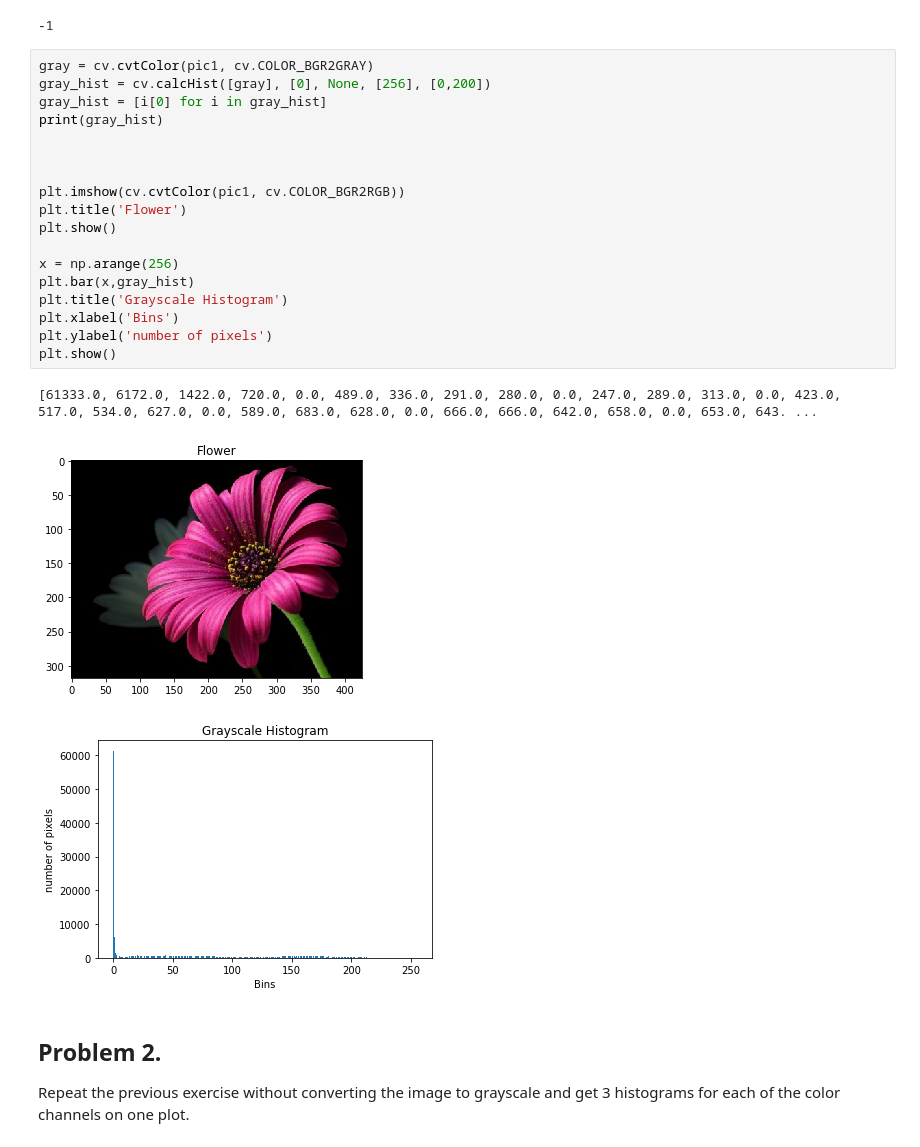
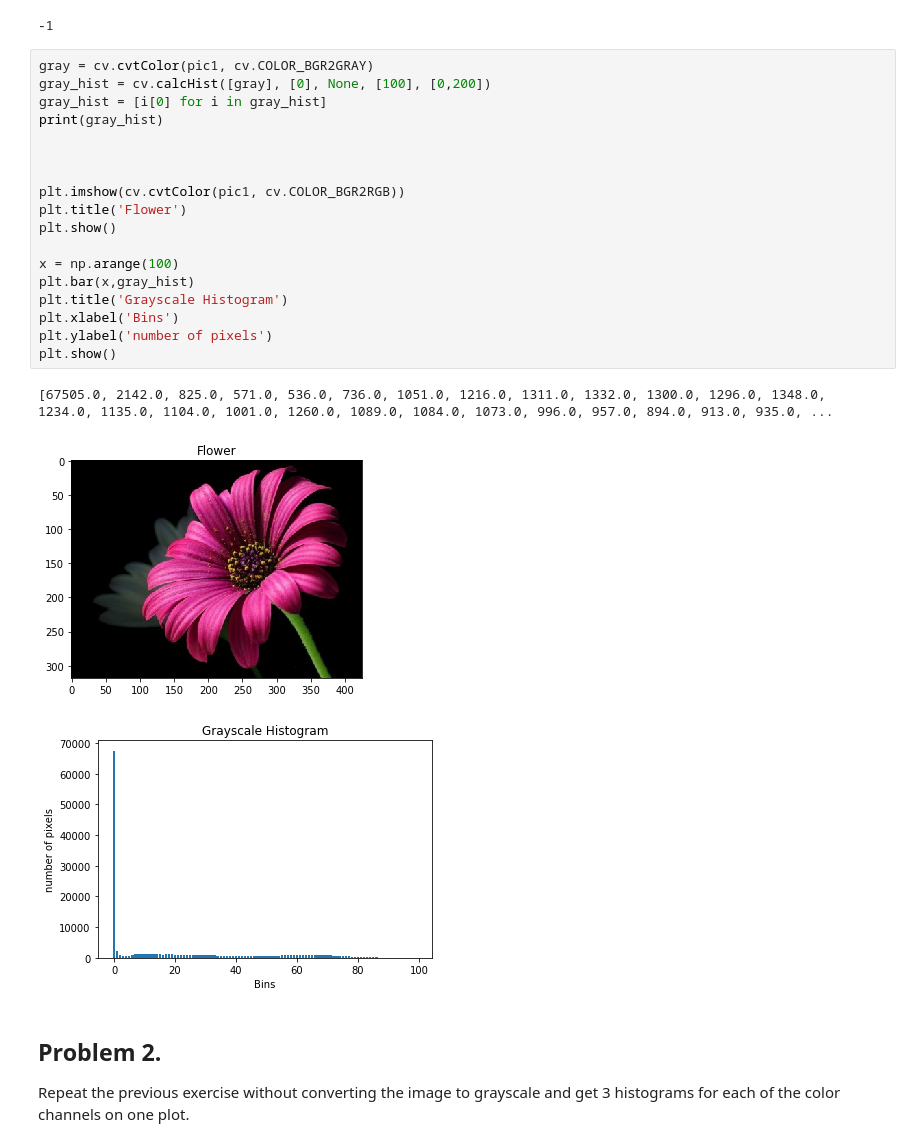
Before and after one commit to Rafayelkos/YSU_Python_2, a Jupyter notebook: Homework_12.ipynb, the cells around one changed output. Drawn from its saved outputs; the diff is of its cells as text.

```diff
--- a/Homework_12.ipynb
+++ b/Homework_12.ipynb
@@ -16,26 +16,26 @@ cv.waitKey(0)
 -1
 # %%
 gray = cv.cvtColor(pic1, cv.COLOR_BGR2GRAY)
-gray_hist = cv.calcHist([gray], [0], None, [256], [0,200])
+gray_hist = cv.calcHist([gray], [0], None, [100], [0,200])
 gray_hist = [i[0] for i in gray_hist]
 print(gray_hist)
 
 
 
 plt.imshow(cv.cvtColor(pic1, cv.COLOR_BGR2RGB))
 plt.title('Flower')
 plt.show()
 
-x = np.arange(256)
+x = np.arange(100)
 plt.bar(x,gray_hist)
 plt.title('Grayscale Histogram')
 plt.xlabel('Bins')
 plt.ylabel('number of pixels')
 plt.show()
 # %% [output]
-[61333.0, 6172.0, 1422.0, 720.0, 0.0, 489.0, 336.0, 291.0, 280.0, 0.0, 247.0, 289.0, 313.0, 0.0, 423.0, 517.0, 534.0, 627.0, 0.0, 589.0, 683.0, 628.0, 0.0, 666.0, 666.0, 642.0, 658.0, 0.0, 653.0, 643. ...
+[67505.0, 2142.0, 825.0, 571.0, 536.0, 736.0, 1051.0, 1216.0, 1311.0, 1332.0, 1300.0, 1296.0, 1348.0, 1234.0, 1135.0, 1104.0, 1001.0, 1260.0, 1089.0, 1084.0, 1073.0, 996.0, 957.0, 894.0, 913.0, 935.0, ...
 [figure]
-[figure, old version]
+[figure, new version]
 # %% [markdown]
 ## Problem 2.
 Repeat the previous exercise without converting the image to grayscale and get 3 histograms
```
Also changed, not shown: parts of 4 cells of this notebook.
